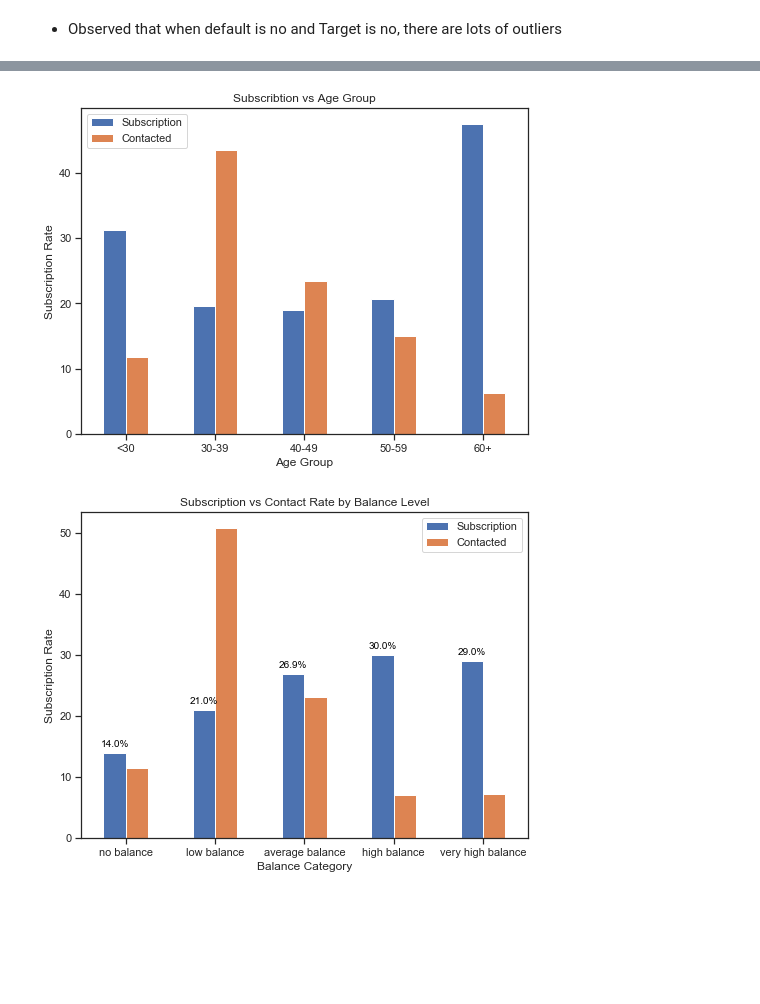
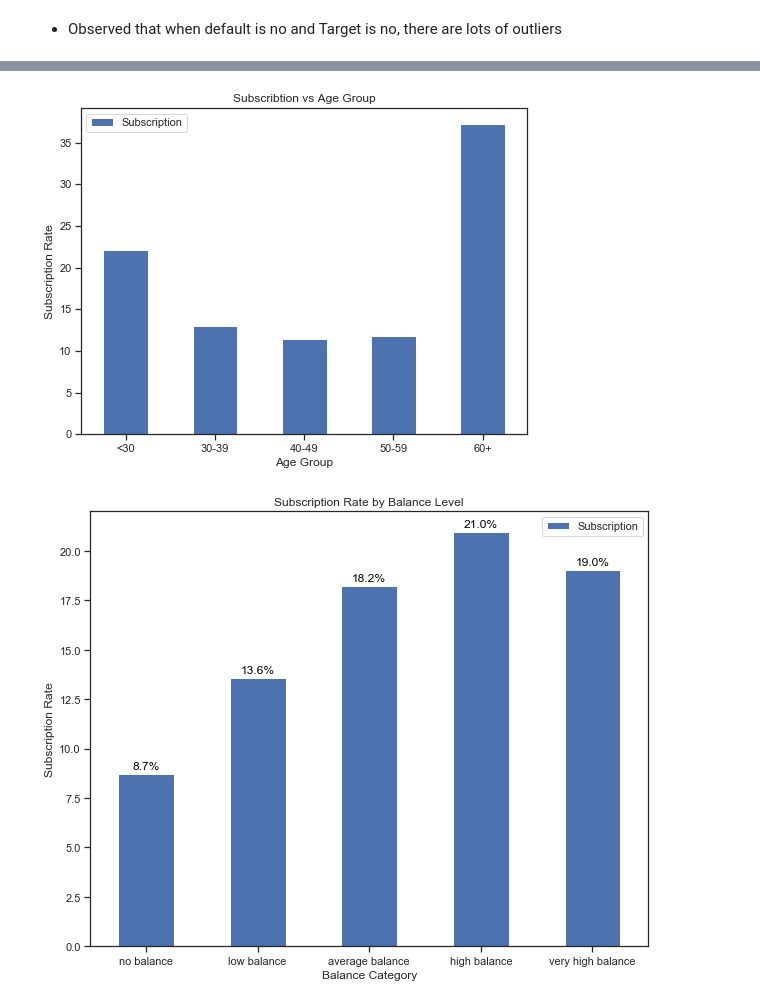
Before and after one commit to kangsheng89/Assignment_1, a Jupyter notebook: assignment2.ipynb, the cells around one changed output, grey strips where cells are left out. Cells and saved outputs as stored; diff of their text form; code cells hidden in the pictures; blank space fills up the shorter version.

```diff
--- a/assignment2.ipynb
+++ b/assignment2.ipynb
@@ -106,7 +106,7 @@ dtype: int64
 df = df[df['job'] != 'unknown']
 df = df[df['contact'] != 'unknown']
 df = df[df['education'] != 'unknown']
-df = df[df['pdays'] > -1]
+
 
 for col in df.select_dtypes(include='object').columns:
     print(col)
@@ -146,0 +166,13 @@ Name: Target, dtype: int64
+# %%
+df.loc[df["pdays"] == -1,  'pdays_group'] = 'unknown'
+df.loc[(df["pdays"] >= 0) & (df["pdays"] < 200), 'pdays_group'] =  '0-199'
+df.loc[(df["pdays"] >= 200) & (df["pdays"] < 400), 'pdays_group'] = '200-399'
+df.loc[(df["pdays"] >= 400) & (df["pdays"] < 600), 'pdays_group'] = '400-599'
+df.loc[(df["pdays"] >= 600) & (df["pdays"] < 800), 'pdays_group'] = '600-799'
+df.loc[(df["pdays"] >= 800) , 'pdays_group'] = '800+'
+df= df.drop(['pdays'],axis=1)
+
+count_pdays_response_pct = pd.crosstab(df['Target'],df['pdays_group']).apply(lambda x: x/x.sum() * 100)
+count_pdays_response_pct = count_pdays_response_pct.T
+
+count_pdays_response_pct
@@ -240,16 +282,15 @@ count_duration_response_pct = pd.crosstab(df['Target'],df['duration_group']).app
 count_duration_response_pct = count_duration_response_pct.T
 
 dur = pd.DataFrame(df['duration_group'].value_counts())
-dur['Contacted'] = dur['duration_group']*100/dur['duration_group'].sum()
 dur['Subscription'] = count_duration_response_pct['yes']
 dur.drop('duration_group',axis = 1,inplace = True)
 
 #bal['bal'] = [1,2,0,4,3]
 #bal = bal.sort_values('bal',ascending = True)
 
-plot_balance = dur[['Subscription','Contacted']].plot(kind = 'bar',figsize = (8,6))
+plot_balance = dur[['Subscription']].plot(kind = 'bar',figsize = (8,6))
 
-plot_balance.set_title('Subscription vs Contact Rate by Balance Level')
+plot_balance.set_title('Subscription Rate by Balance Level')
 plt.ylabel('Subscription Rate')
 plt.xlabel('Balance Category')
 plt.xticks(rotation = 'horizontal')
@@ -290,57 +331,63 @@ import matplotlib.pyplot as plt
 count_age_response_pct = pd.crosstab(df['Target'],df['age_group']).apply(lambda x: x/x.sum() * 100)
 count_age_response_pct = count_age_response_pct.T
 age = pd.DataFrame(df['age_group'].value_counts())
-age['Contacted'] = age['age_group']*100/age['age_group'].sum()
 age['Subscription'] = count_age_response_pct['yes']
 age.drop('age_group',axis = 1,inplace = True)
 
 age['age'] = [30,40,50,20,60]
 age = age.sort_values('age',ascending = True)
 
-plot_age = age[['Subscription','Contacted']].plot(kind = 'bar',
+plot_age = age[['Subscription']].plot(kind = 'bar',
                                               figsize=(8,6))
 plt.xlabel('Age Group')
 plt.ylabel('Subscription Rate')
 plt.xticks(np.arange(5), ('<30', '30-39', '40-49', '50-59', '60+'),rotation = 'horizontal')
 plot_age.set_title("Subscribtion vs Age Group")
-plt.show()
+
+# label the bar
+for rec, label in zip(plot_age.patches,
+                      age['Subscription'].round(1).astype(str)):
+    plot_balance.text(rec.get_x() + rec.get_width()/2,
+                      rec.get_height() + 0.25,
+                      label+'%',
+                      ha = 'center',
+                      color = 'black')
 # %% [output]
-[figure, old version]
+[figure, new version]
 # %%
 df.loc[df["balance"] <= 0,  'balance_group'] = 'no balance'
 df.loc[(df["balance"] > 0) & (df["balance"] <= 1000), 'balance_group'] = 'low balance'
 df.loc[(df["balance"] > 1000) & (df["balance"] <= 3000), 'balance_group'] = 'average balance'
 df.loc[(df["balance"] > 3000) & (df["balance"] <= 5000), 'balance_group'] = 'high balance'
 df.loc[(df["balance"] > 5000), 'balance_group'] = 'very high balance'
 df= df.drop(['balance'],axis=1)
 count_balance_response_pct = pd.crosstab(df['Target'],df['balance_group']).apply(lambda x: x/x.sum() * 100)
 count_balance_response_pct = count_balance_response_pct.T
 
 bal = pd.DataFrame(df['balance_group'].value_counts())
-bal['Contacted'] = bal['balance_group']*100/bal['balance_group'].sum()
 bal['Subscription'] = count_balance_response_pct['yes']
 bal.drop('balance_group',axis = 1,inplace = True)
 
 bal['bal'] = [1,2,0,4,3]
 bal = bal.sort_values('bal',ascending = True)
 
-plot_balance = bal[['Subscription','Contacted']].plot(kind = 'bar',figsize = (8,6))
+plot_balance = bal[['Subscription']].plot(kind = 'bar',figsize = (10,8))
 
-plot_balance.set_title('Subscription vs Contact Rate by Balance Level')
+plot_balance.set_title('Subscription Rate by Balance Level')
 plt.ylabel('Subscription Rate')
 plt.xlabel('Balance Category')
 plt.xticks(rotation = 'horizontal')
 
 # label the bar
 for rec, label in zip(plot_balance.patches,
                       bal['Subscription'].round(1).astype(str)):
     plot_balance.text(rec.get_x() + rec.get_width()/2,
-                      rec.get_height() + 1,
+                      rec.get_height() + 0.25,
                       label+'%',
                       ha = 'center',
                       color = 'black')
 # %% [output]
-[figure, old version]
+[figure, new version]
 # %%
 count_job_response_pct = pd.crosstab(df['Target'],df['job']).apply(lambda x: x/x.sum() * 100)
 count_job_response_pct = count_job_response_pct.transpose()
```
Also changed, not shown: parts of 38 cells of this notebook.
